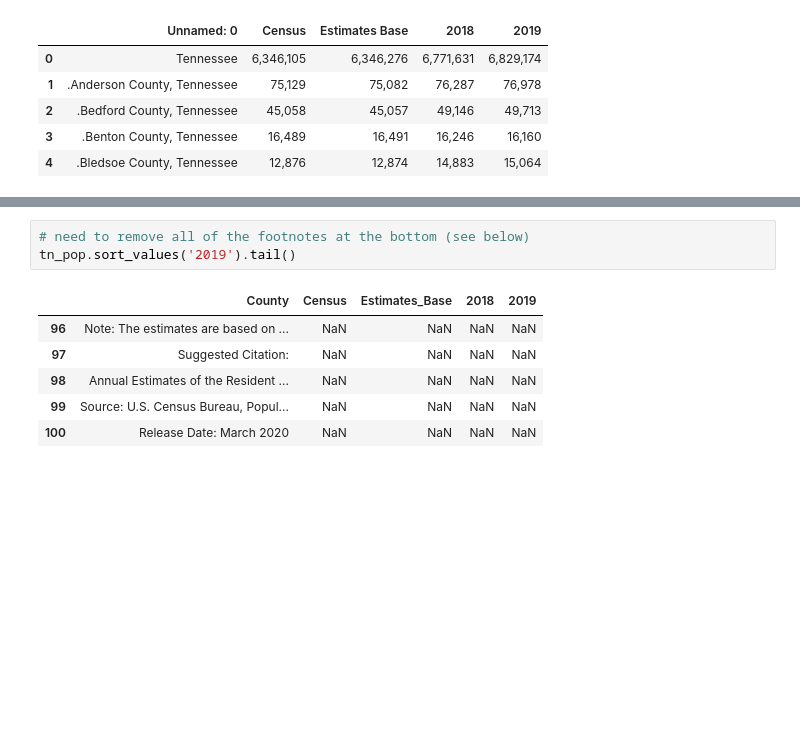
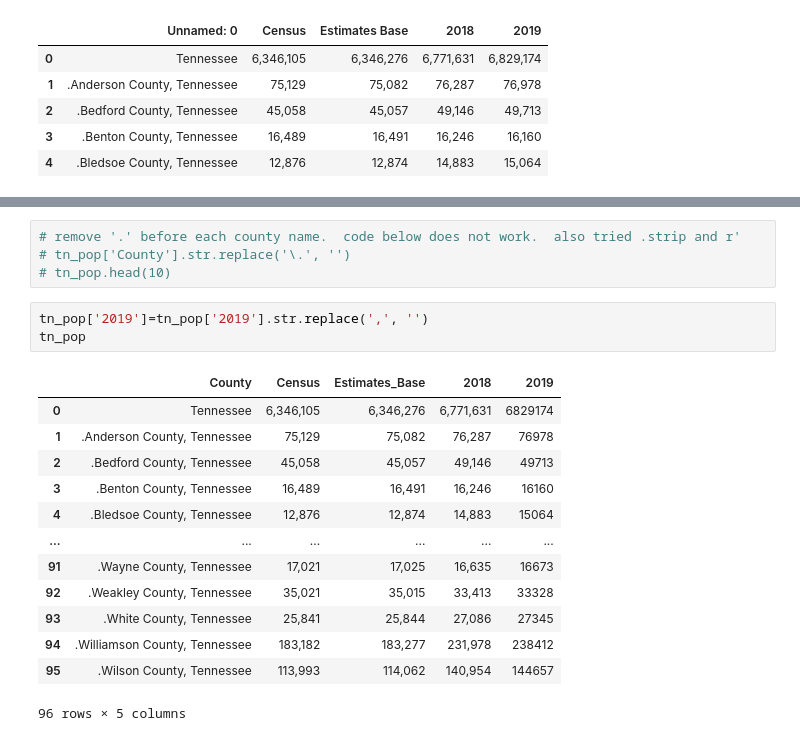
Before and after one commit to ocnrandolph/TNEG_Earthquakes, a Jupyter notebook: notebooks/tn_population_patti.ipynb, the cells around one changed output, grey strips where cells are left out. Cells and saved outputs as stored; diff of their text form; blank space fills up the shorter version.

```diff
--- a/notebooks/tn_population_patti.ipynb
+++ b/notebooks/tn_population_patti.ipynb
@@ -67,10 +88,21 @@ memory usage: 4.1+ KB
-# %%
-# need to remove all of the footnotes at the bottom (see below)
-tn_pop.sort_values('2019').tail()
-# %% [output]
-|  | County | Census | Estimates_Base | 2018 | 2019 |
-| 96 | Note: The estimates are based on ... | NaN | NaN | NaN | NaN |
-| 97 | Suggested Citation: | NaN | NaN | NaN | NaN |
-| 98 | Annual Estimates of the Resident ... | NaN | NaN | NaN | NaN |
-| 99 | Source: U.S. Census Bureau, Popul... | NaN | NaN | NaN | NaN |
-| 100 | Release Date: March 2020 | NaN | NaN | NaN | NaN |
+# %%
+# remove '.' before each county name.  code below does not work.  also tried .strip and r'
+# tn_pop['County'].str.replace('\.', '')
+# tn_pop.head(10)
+# %%
+tn_pop['2019']=tn_pop['2019'].str.replace(',', '')
+tn_pop
+# %% [output]
+|  | County | Census | Estimates_Base | 2018 | 2019 |
+| 0 | Tennessee | 6,346,105 | 6,346,276 | 6,771,631 | 6829174 |
+| 1 | .Anderson County, Tennessee | 75,129 | 75,082 | 76,287 | 76978 |
+| 2 | .Bedford County, Tennessee | 45,058 | 45,057 | 49,146 | 49713 |
+| 3 | .Benton County, Tennessee | 16,489 | 16,491 | 16,246 | 16160 |
+| 4 | .Bledsoe County, Tennessee | 12,876 | 12,874 | 14,883 | 15064 |
+| ... | ... | ... | ... | ... | ... |
+| 91 | .Wayne County, Tennessee | 17,021 | 17,025 | 16,635 | 16673 |
+| 92 | .Weakley County, Tennessee | 35,021 | 35,015 | 33,413 | 33328 |
+| 93 | .White County, Tennessee | 25,841 | 25,844 | 27,086 | 27345 |
+| 94 | .Williamson County, Tennessee | 183,182 | 183,277 | 231,978 | 238412 |
+| 95 | .Wilson County, Tennessee | 113,993 | 114,062 | 140,954 | 144657 |
+96 rows × 5 columns
```
Also changed, not shown: parts of 7 cells of this notebook.
